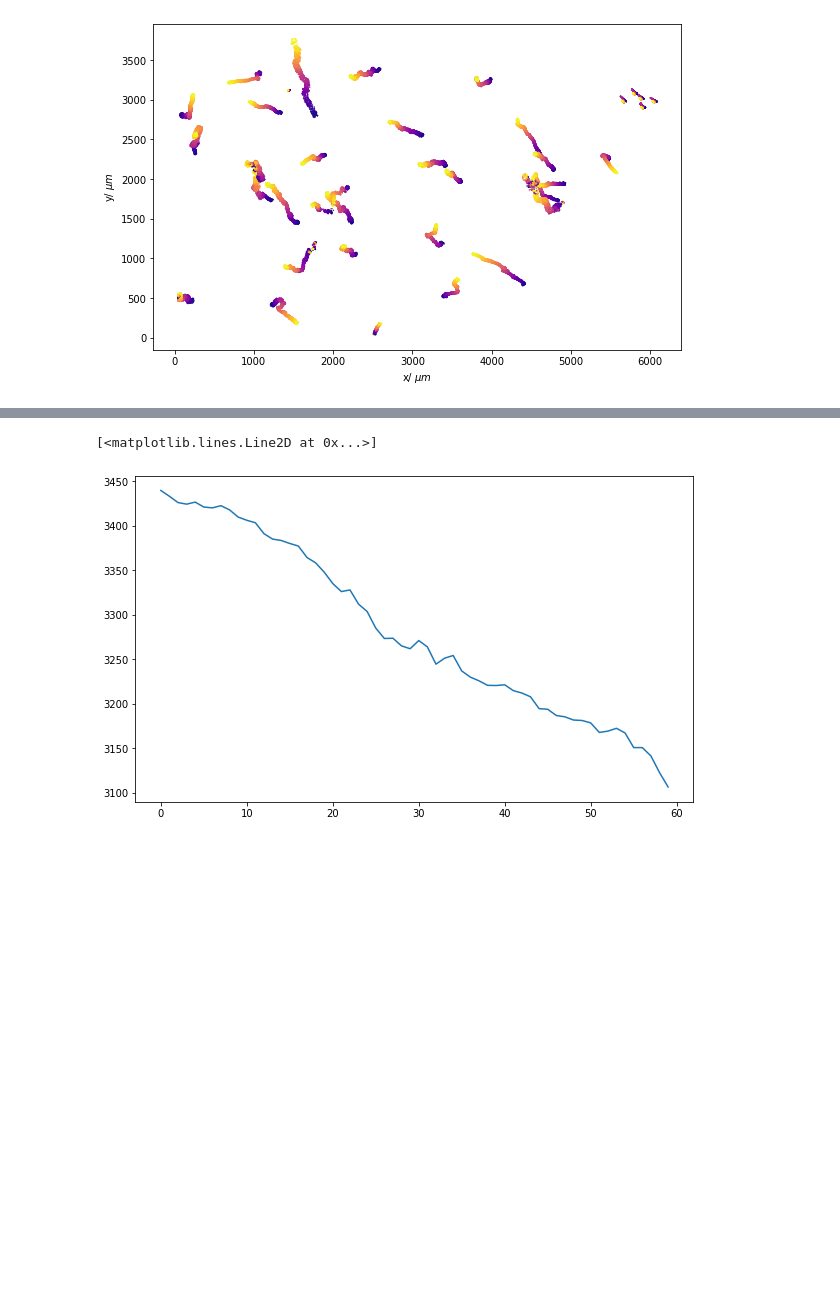
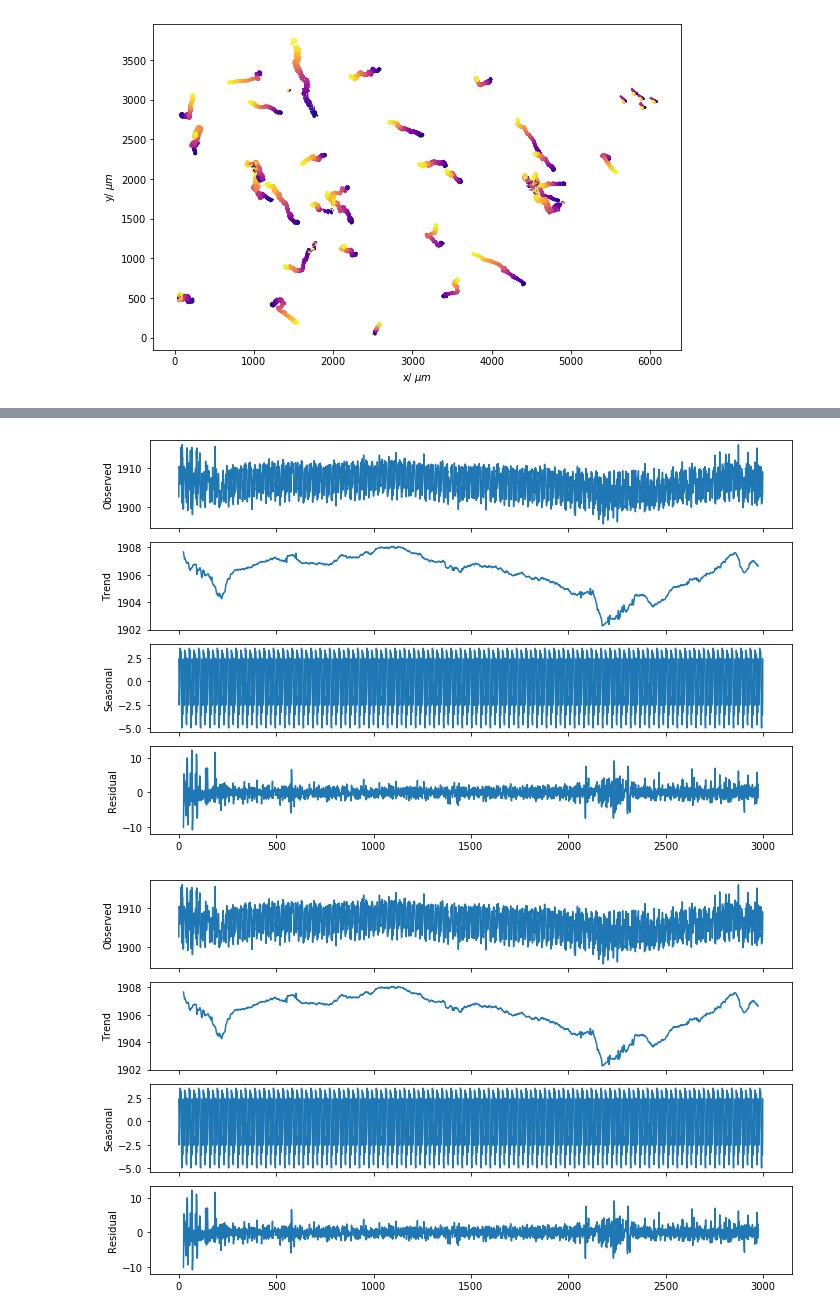
Before and after one commit to someoneinthecrowd/track-colloid-motion, a Jupyter notebook: analysis_data.ipynb, the cells around one changed output, grey strips where cells are left out. Saved outputs shown, nothing was run; the diff lists cells and outputs as text; code cells hidden in the pictures; blank space fills up the shorter version.

```diff
--- a/analysis_data.ipynb
+++ b/analysis_data.ipynb
@@ -99,5 +102,0 @@ xx=particle1['x'].values*mpp
-# %%
-plt.plot(xx[::24])
-# %% [output]
-[<matplotlib.lines.Line2D at 0x...>]
-[figure, removed]
@@ -103,0 +105,17 @@ plt.plot(xx[::24])
+# %%
+
+
+dates = np.arange(len(particle1['y'].values*mpp))
+data = particle1['y'].values*mpp
+df = pd.DataFrame({'data': data}, index=dates)
+
+# Reproduce the example in OP
+result=seasonal_decompose(df, model='additive', freq=48)
+observe=result.observed
+seasony=result.seasonal
+tr=result.trend
+res=result.resid
+result.plot()
+# %% [output]
+[figure, added]
+[figure, added]
```
Also changed, not shown: parts of 11 cells of this notebook, 1 other file.
